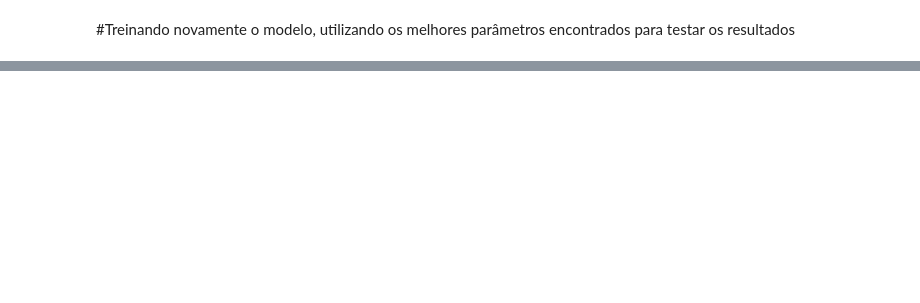
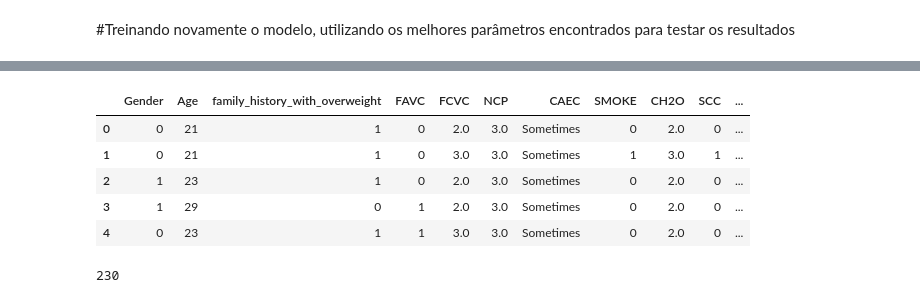
Before and after one commit to raphaelp-silva/GNN_Predictive_Model_Obesity, a Jupyter notebook: Model_GNN_Obesity.ipynb, the cells around one changed output, grey strips where cells are left out. Drawn from its saved outputs; the diff is of its cells as text; code cells hidden in the pictures; blank space fills up the shorter version.

```diff
--- a/Model_GNN_Obesity.ipynb
+++ b/Model_GNN_Obesity.ipynb
@@ -747,0 +779,33 @@ weighted avg      0.886     0.883     0.884       230
+# %%
+# só para garantir que estejam alinhados pelo índice:
+db = db.reset_index(drop=True)
+db_encoded = db_encoded.reset_index(drop=True)
+
+# “puxe” a coluna is_test para o raw
+db['is_test'] = db_encoded['is_test']
+# %%
+db.head()
+# %% [output]
+|  | Gender | Age | family_history_with_overweight | FAVC | FCVC | NCP | CAEC | SMOKE | CH2O | SCC | ... |
+| 0 | 0 | 21 | 1 | 0 | 2.0 | 3.0 | Sometimes | 0 | 2.0 | 0 | ... |
+| 1 | 0 | 21 | 1 | 0 | 3.0 | 3.0 | Sometimes | 1 | 3.0 | 1 | ... |
+| 2 | 1 | 23 | 1 | 0 | 2.0 | 3.0 | Sometimes | 0 | 2.0 | 0 | ... |
+| 3 | 1 | 29 | 0 | 1 | 2.0 | 3.0 | Sometimes | 0 | 2.0 | 0 | ... |
+| 4 | 0 | 23 | 1 | 1 | 3.0 | 3.0 | Sometimes | 0 | 2.0 | 0 | ... |
+# %%
+# (re)garanta que db_encoded está alinhado com db
+db = db.reset_index(drop=True)
+db_encoded = db_encoded.reset_index(drop=True)
+db['is_test'] = db_encoded['is_test']
+
+# atribua direto pelos índices de X_test
+db['Predict'] = np.nan
+db.loc[X_test.index, 'Predict'] = y_pred
+
+# (se ainda quiser exibir legível)
+db['Predict'] = db['Predict'].map({0: 'peso adequado', 1: 'obeso'})
+
+# Verifique:
+print(db['Predict'].notna().sum())   # deve dar 230
+# %% [output]
+230
```
Also changed, not shown: parts of 25 cells of this notebook.
